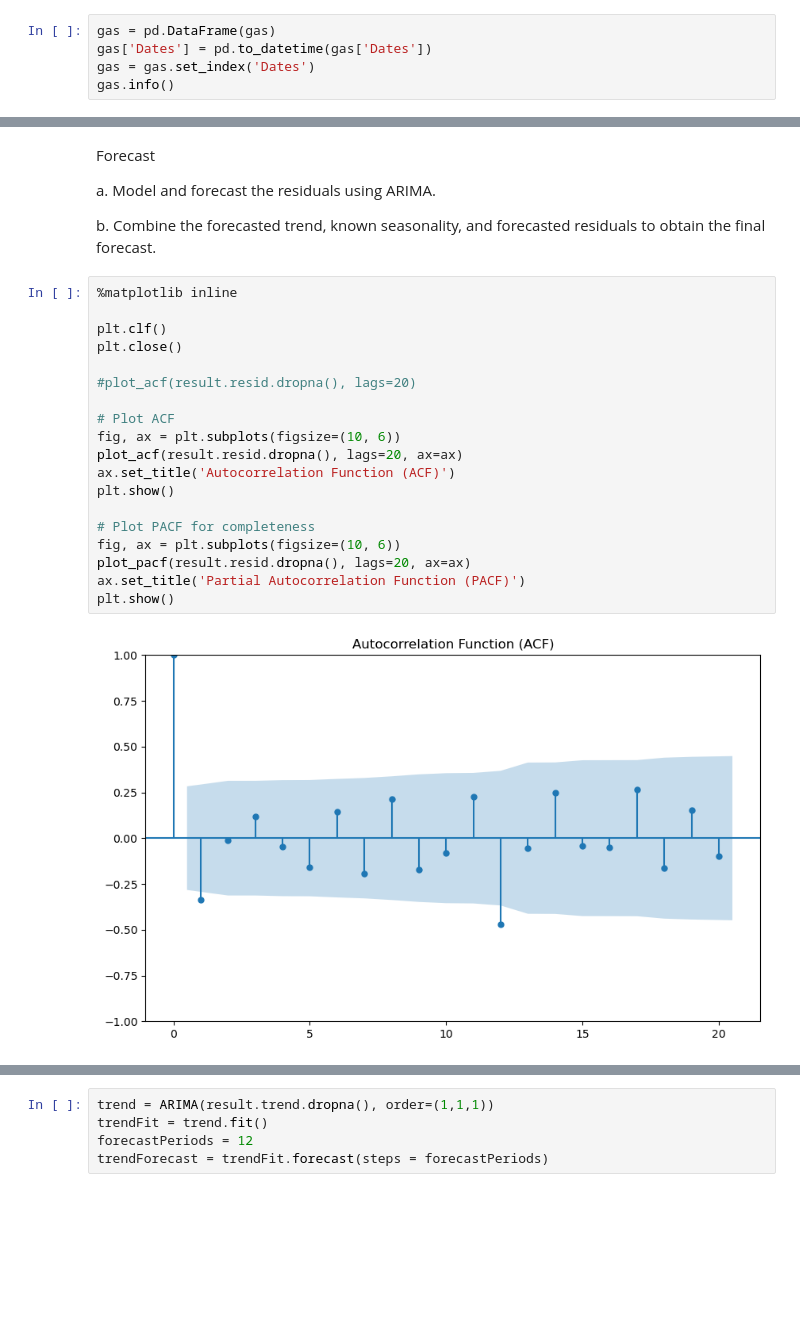
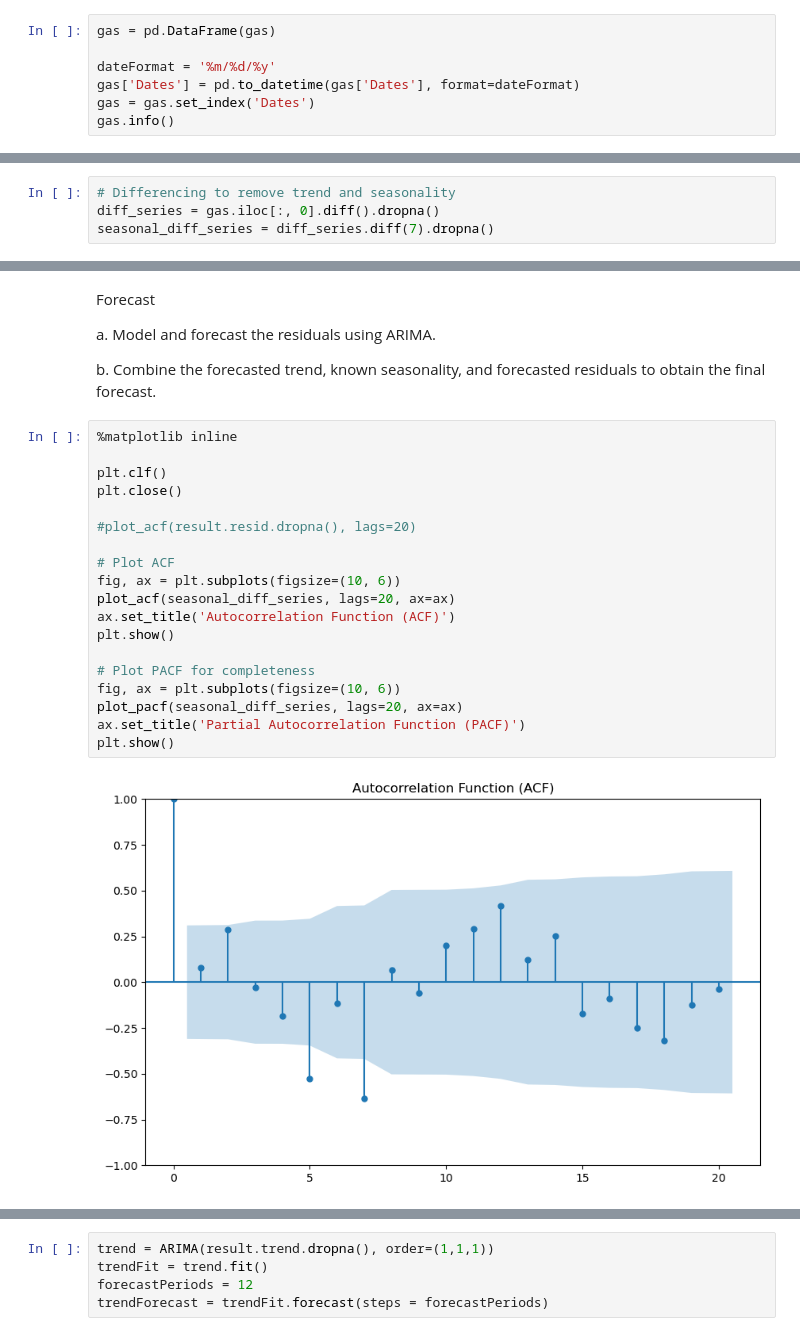
Before and after one commit to yiran-l/Forage-JPMC-Vitural-QR, a Jupyter notebook: JPmorgan QR task 1&2 .ipynb, the cells around one changed output, grey strips where cells are left out. Saved outputs shown, nothing was run; the diff lists cells and outputs as text; blank space fills up the shorter version.

```diff
--- a/JPmorgan QR task 1&2 .ipynb
+++ b/JPmorgan QR task 1&2 .ipynb
@@ -11,7 +12,9 @@ from statsmodels.graphics.tsaplots import plot_acf, plot_pacf
 gas = pd.read_csv('D:/download/Nat_Gas.csv')
 # %%
 gas = pd.DataFrame(gas)
-gas['Dates'] = pd.to_datetime(gas['Dates'])
+
+dateFormat = '%m/%d/%y'
+gas['Dates'] = pd.to_datetime(gas['Dates'], format=dateFormat)
 gas = gas.set_index('Dates')
 gas.info()
 # %% [output]
@@ -80,0 +122,4 @@ gas.index.freq = 'ME'
+# %%
+# Differencing to remove trend and seasonality
+diff_series = gas.iloc[:, 0].diff().dropna()
+seasonal_diff_series = diff_series.diff(7).dropna()
@@ -105,21 +168,21 @@ b. Combine the forecasted trend, known seasonality, and forecasted residuals to
 # %%
 %matplotlib inline
 
 plt.clf()
 plt.close()
 
 #plot_acf(result.resid.dropna(), lags=20)
 
 # Plot ACF
 fig, ax = plt.subplots(figsize=(10, 6))
-plot_acf(result.resid.dropna(), lags=20, ax=ax)
+plot_acf(seasonal_diff_series, lags=20, ax=ax)
 ax.set_title('Autocorrelation Function (ACF)')
 plt.show()
 
 # Plot PACF for completeness
 fig, ax = plt.subplots(figsize=(10, 6))
-plot_pacf(result.resid.dropna(), lags=20, ax=ax)
+plot_pacf(seasonal_diff_series, lags=20, ax=ax)
 ax.set_title('Partial Autocorrelation Function (PACF)')
 plt.show()
 # %% [output]
-[figure, old version]
+[figure, new version]
```
Also changed, not shown: parts of 9 cells of this notebook.
